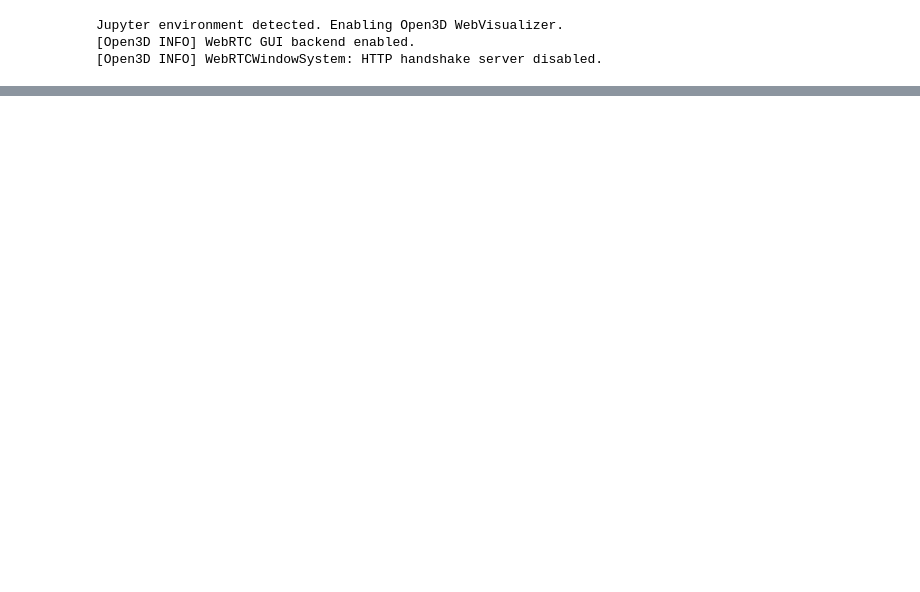
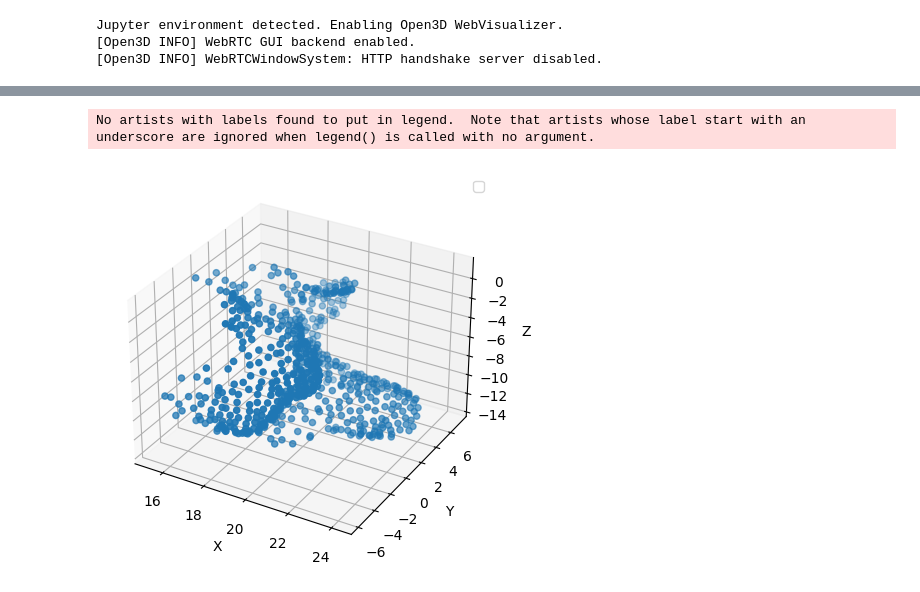
Before and after one commit to DavidGraber/protein_surface_modelling, a Jupyter notebook: main.ipynb, the cells around one changed output, grey strips where cells are left out. Cells and saved outputs as stored; diff of their text form; code cells hidden in the pictures; blank space fills up the shorter version.

```diff
--- a/main.ipynb
+++ b/main.ipynb
@@ -60,0 +134,24 @@ patch_indeces
+# %%
+x = patch_C["coords"][:,0]
+y = patch_C["coords"][:,1]
+z = patch_C["coords"][:,2]
+# %%
+from mpl_toolkits import mplot3d
+
+fig = plt.figure(figsize=(5, 5))
+ax = plt.axes(projection='3d')
+#ax.set_xlim(axes_lims[0], axes_lims[3])
+#ax.set_ylim(axes_lims[1], axes_lims[4])
+#ax.set_zlim(axes_lims[2], axes_lims[5])
+ax.set_xlabel('X')
+ax.set_ylabel('Y')
+ax.set_zlabel('Z')
+
+ax.scatter3D(x,y,z)#, color=colors['A'], label='A')
+#ax.scatter(*B.coords.T, color=colors['B'], label='B')
+#ax.scatter(*C.coords.T, color=colors['C'], label='C')
+ax.legend()
+plt.show()
+# %% [output]
+No artists with labels found to put in legend.  Note that artists whose label start with an underscore are ignored when legend() is called with no argument.
+[figure, added]
```
Also changed, not shown: parts of 18 cells of this notebook.
